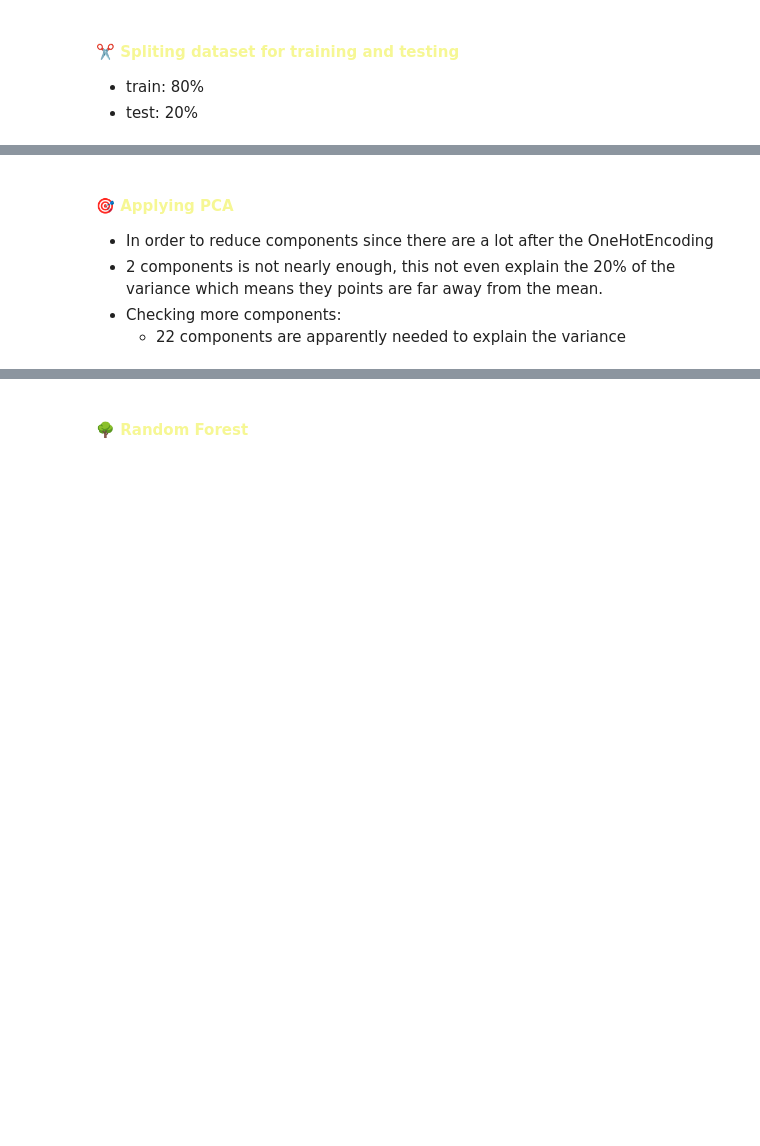
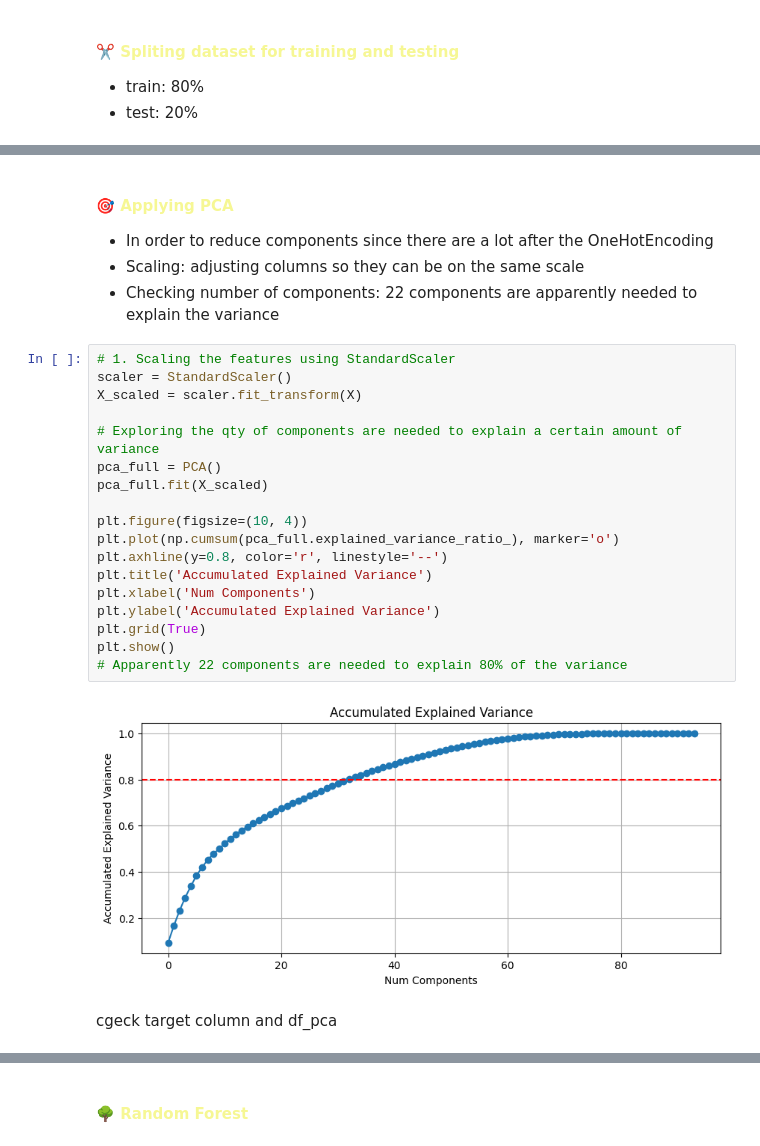
Before and after one commit to Yael-Parra/Project-VIII-Non-Supervised-ML, a Jupyter notebook: V1.ipynb, the cells around one changed output, grey strips where cells are left out. Saved outputs shown, nothing was run; the diff lists cells and outputs as text; blank space fills up the shorter version.

```diff
--- a/V1.ipynb
+++ b/V1.ipynb
@@ -696,7 +728,28 @@ Name: proportion, dtype: float64
 #### 🎯 <span style="color:#f6f794"> Applying PCA </span>
 
 - In order to reduce components since there are a lot after the OneHotEncoding
-- 2 components is not nearly enough, this not even explain the 20% of the variance which means they points are far away from the mean.
-- Checking more components:
-    - 22 components are apparently needed to explain the variance
+- Scaling: adjusting columns so they can be on the same scale
+- Checking number of components: 22 components are apparently needed to explain the variance
+# %%
+# 1. Scaling the features using StandardScaler
+scaler = StandardScaler()
+X_scaled = scaler.fit_transform(X)
+
+# Exploring the qty of components are needed to explain a certain amount of variance
+pca_full = PCA()
+pca_full.fit(X_scaled)
+
+plt.figure(figsize=(10, 4))
+plt.plot(np.cumsum(pca_full.explained_variance_ratio_), marker='o')
+plt.axhline(y=0.8, color='r', linestyle='--')
+plt.title('Accumulated Explained Variance')
+plt.xlabel('Num Components')
+plt.ylabel('Accumulated Explained Variance')
+plt.grid(True)
+plt.show()
+# Apparently 22 components are needed to explain 80% of the variance
+# %% [output]
+[figure, added]
+# %% [markdown]
+cgeck target column and df_pca
 # %%
```
Also changed, not shown: parts of 28 cells of this notebook.
